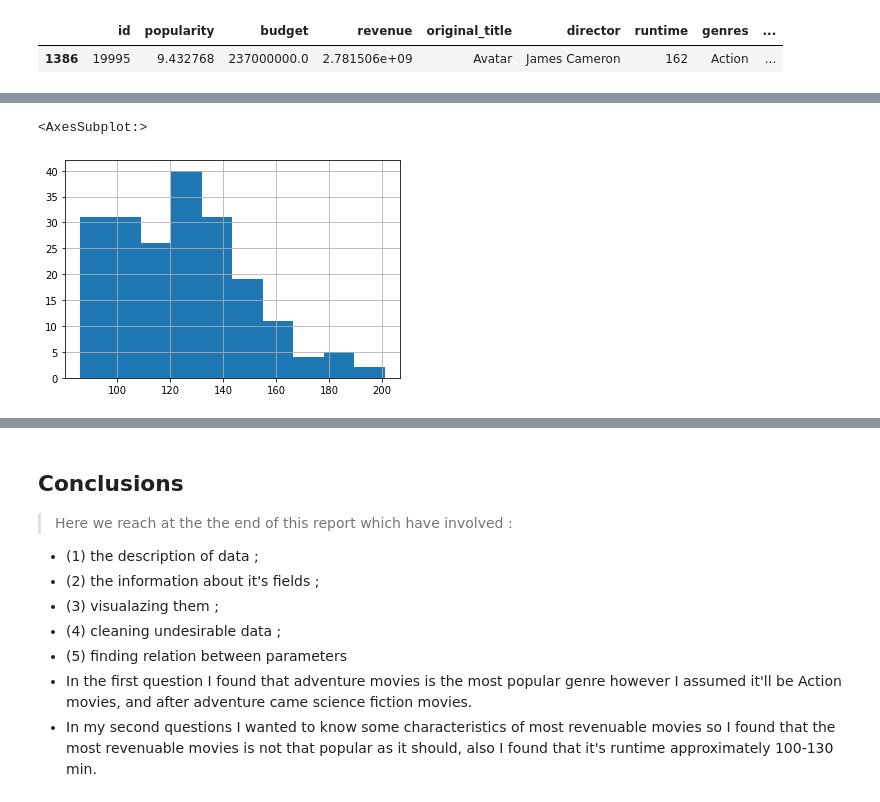
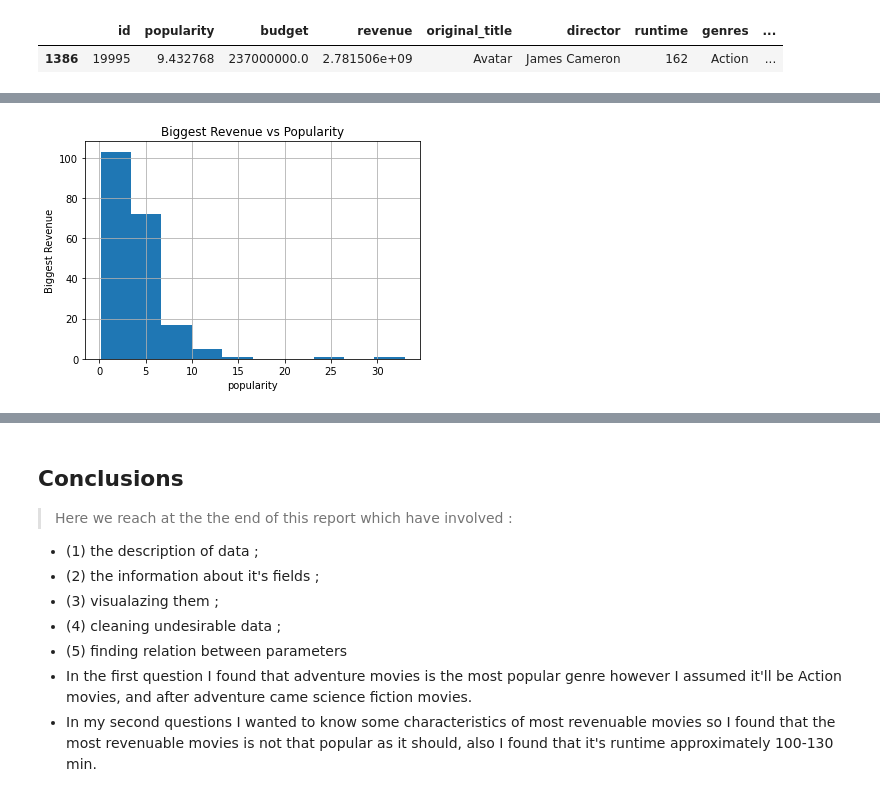
Before and after one commit to Ahmedibrahem123/Investigate-Dataset-, a Jupyter notebook: investigate-a-dataset-template.ipynb, the cells around one changed output, grey strips where cells are left out. Cells and saved outputs as stored; diff of their text form; code cells hidden in the pictures.

```diff
--- a/investigate-a-dataset-template.ipynb
+++ b/investigate-a-dataset-template.ipynb
@@ -238,5 +236,7 @@ sorted_revenue_biggest.popularity.hist()
-# %%
-sorted_revenue_biggest.runtime.hist()
-# %% [output]
-<AxesSubplot:>
-[figure, removed]
+# %%
+sorted_revenue_biggest.popularity.hist()
+plt.title('Biggest Revenue vs Popularity')
+plt.xlabel('popularity')
+plt.ylabel('Biggest Revenue');
+# %% [output]
+[figure, added]
```
Also changed, not shown: parts of 10 cells of this notebook, 1 other file.
